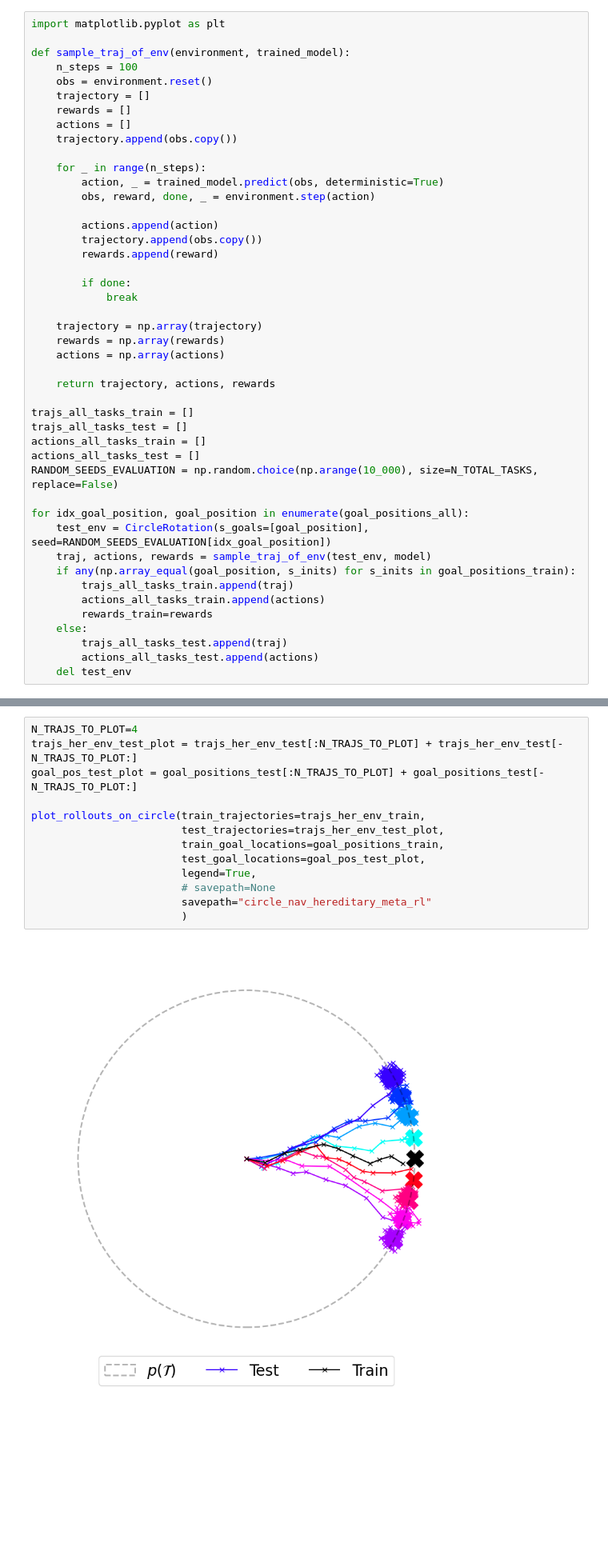
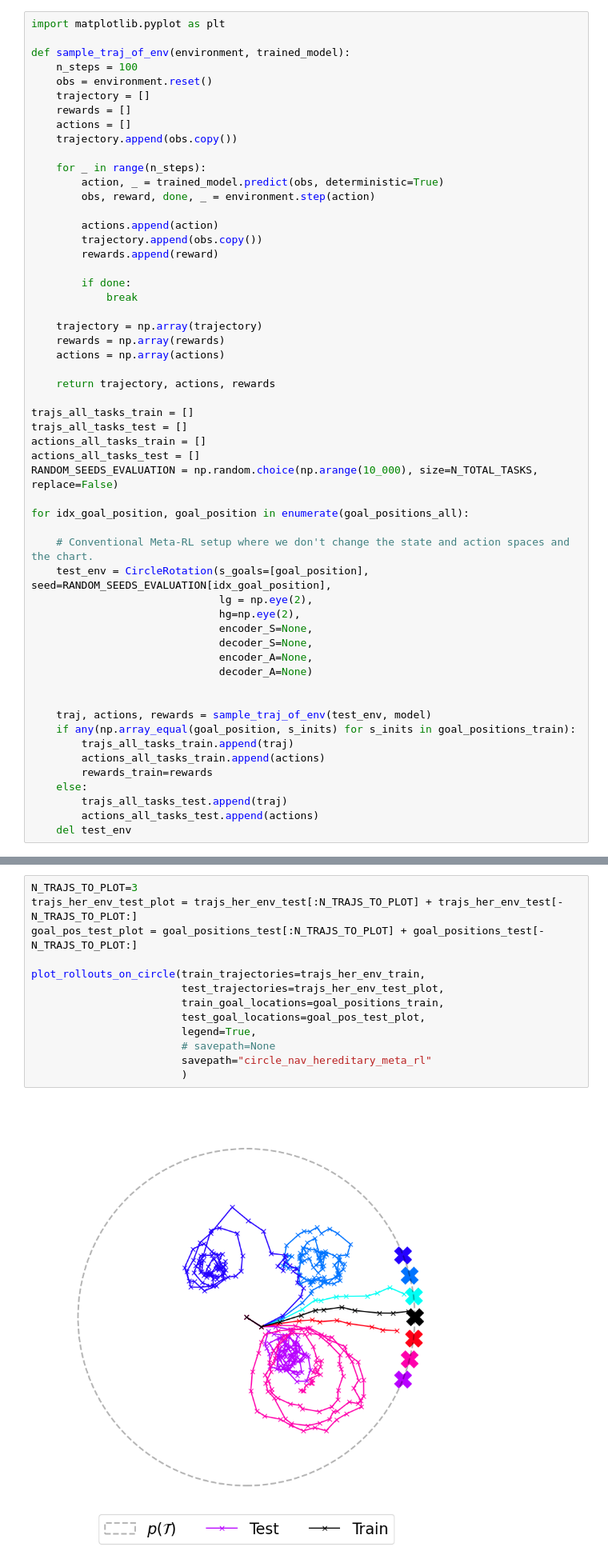
Before and after one commit to PaulNitschke/geo_meta_rl, a Jupyter notebook: task_inference.ipynb, the cells around one changed output, grey strips where cells are left out. Shown at 80% size. Drawn from its saved outputs; the diff is of its cells as text; blank space fills up the shorter version.

```diff
--- a/task_inference.ipynb
+++ b/task_inference.ipynb
@@ -303,7 +334,17 @@ actions_all_tasks_test = []
 RANDOM_SEEDS_EVALUATION = np.random.choice(np.arange(10_000), size=N_TOTAL_TASKS, replace=False)
 
 for idx_goal_position, goal_position in enumerate(goal_positions_all):
-    test_env = CircleRotation(s_goals=[goal_position], seed=RANDOM_SEEDS_EVALUATION[idx_goal_position])
+
+    # Conventional Meta-RL setup where we don't change the state and action spaces and the chart.
+    test_env = CircleRotation(s_goals=[goal_position], seed=RANDOM_SEEDS_EVALUATION[idx_goal_position],
+                              lg = np.eye(2),
+                              hg=np.eye(2),
+                              encoder_S=None,
+                              decoder_S=None,
+                              encoder_A=None,
+                              decoder_A=None)
+
+
     traj, actions, rewards = sample_traj_of_env(test_env, model)
     if any(np.array_equal(goal_position, s_inits) for s_inits in goal_positions_train):
         trajs_all_tasks_train.append(traj)
@@ -381,20 +430,20 @@ for task_idx, goal_position in enumerate(goal_positions_all):
     else:
         trajs_her_env_test.append(traj_equ)
 # %%
-N_TRAJS_TO_PLOT=4
+N_TRAJS_TO_PLOT=3
 trajs_her_env_test_plot = trajs_her_env_test[:N_TRAJS_TO_PLOT] + trajs_her_env_test[-N_TRAJS_TO_PLOT:]
 goal_pos_test_plot = goal_positions_test[:N_TRAJS_TO_PLOT] + goal_positions_test[-N_TRAJS_TO_PLOT:]
 
 plot_rollouts_on_circle(train_trajectories=trajs_her_env_train,
                         test_trajectories=trajs_her_env_test_plot,
                         train_goal_locations=goal_positions_train,
                         test_goal_locations=goal_pos_test_plot,
                         legend=True,
                         # savepath=None
                         savepath="circle_nav_hereditary_meta_rl"
                         )
 # %% [output]
-[figure, old version]
+[figure, new version]
 # %% [markdown]
 ## Train Symmetric Policy
 # %%
```
Also changed, not shown: parts of 13 cells of this notebook, 2 other files.
